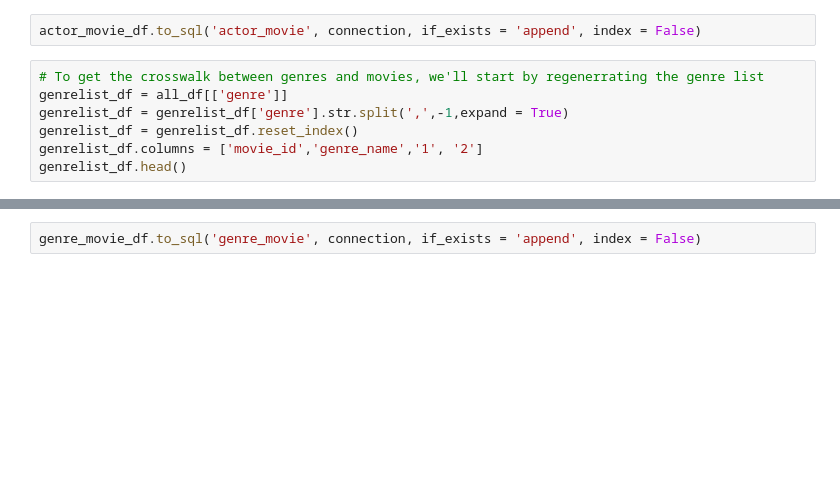
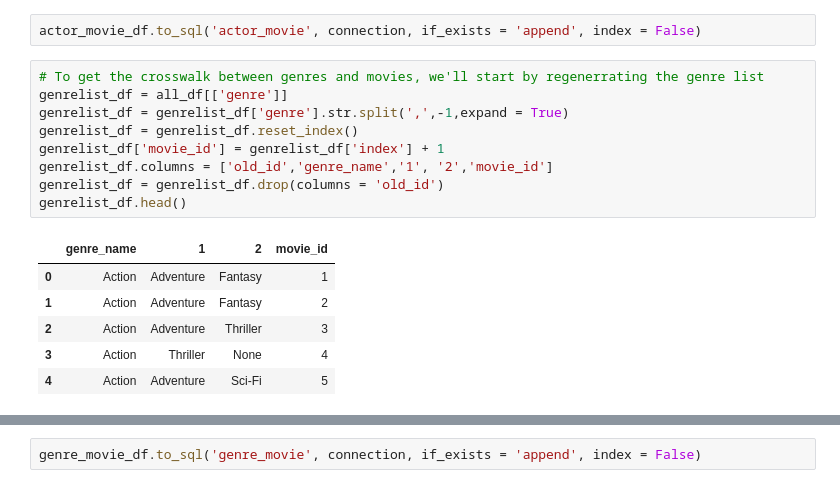
Before and after one commit to LSceleste/Movie-Data-Project, a Jupyter notebook: Create_Database.ipynb, the cells around one changed output, grey strips where cells are left out. Drawn from its saved outputs; the diff is of its cells as text; blank space fills up the shorter version.

```diff
--- a/Create_Database.ipynb
+++ b/Create_Database.ipynb
@@ -261,10 +364,19 @@ actor_movie_df.to_sql('actor_movie', connection, if_exists = 'append', index = F
 # %%
 # To get the crosswalk between genres and movies, we'll start by regenerrating the genre list
 genrelist_df = all_df[['genre']]
 genrelist_df = genrelist_df['genre'].str.split(',',-1,expand = True)
 genrelist_df = genrelist_df.reset_index()
-genrelist_df.columns = ['movie_id','genre_name','1', '2']
+genrelist_df['movie_id'] = genrelist_df['index'] + 1
+genrelist_df.columns = ['old_id','genre_name','1', '2','movie_id']
+genrelist_df = genrelist_df.drop(columns = 'old_id')
 genrelist_df.head()
+# %% [output]
+|  | genre_name | 1 | 2 | movie_id |
+| 0 | Action | Adventure | Fantasy | 1 |
+| 1 | Action | Adventure | Fantasy | 2 |
+| 2 | Action | Adventure | Thriller | 3 |
+| 3 | Action | Thriller | None | 4 |
+| 4 | Action | Adventure | Sci-Fi | 5 |
 # %%
 genre_2merge_df = genre_df.reset_index()
 genre_2merge_df = genre_2merge_df.rename(columns = {'index':'id'})
```
Also changed, not shown: parts of 30 cells of this notebook.
